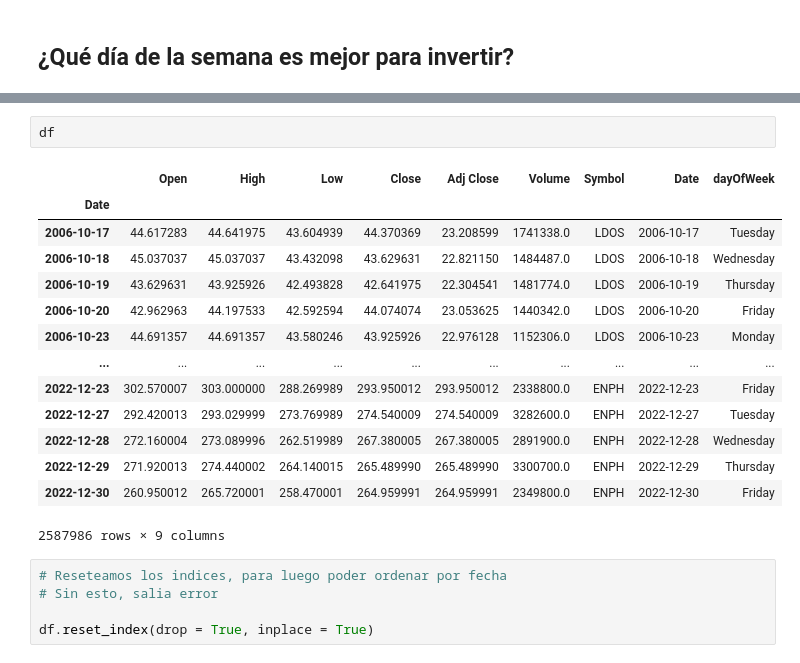
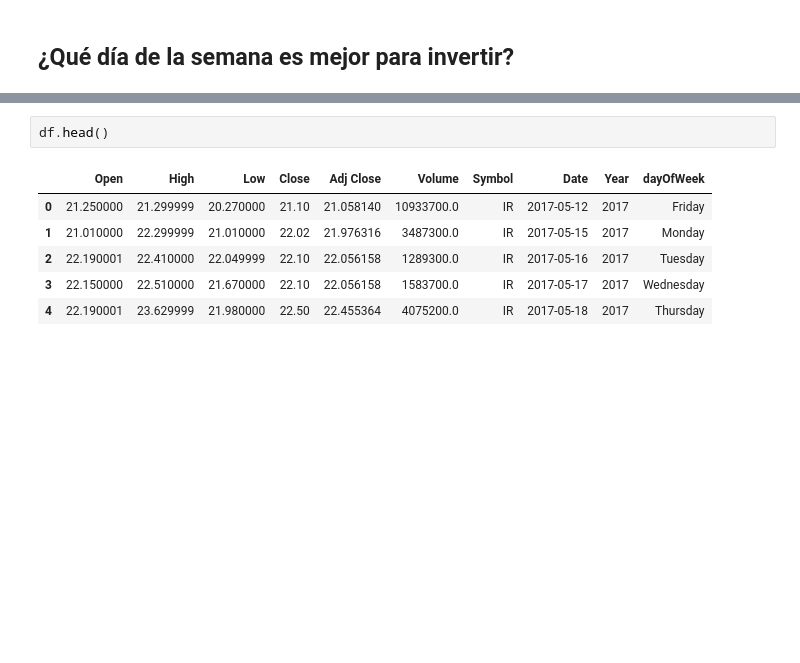
Before and after one commit to Ezemettler/PI2-DA, a Jupyter notebook: EDA_PI2DA.ipynb, the cells around one changed output, grey strips where cells are left out. Cells and saved outputs as stored; diff of their text form; blank space fills up the shorter version.

Commit message:
Mejor dia para invertir

```diff
--- a/EDA_PI2DA.ipynb
+++ b/EDA_PI2DA.ipynb
@@ -340,24 +336,11 @@ AttributeError: ignored
 # %%
-df
+df.head()
 # %% [output]
-|  | Open | High | Low | Close | Adj Close | Volume | Symbol | Date | dayOfWeek |
-| Date |  |  |  |  |  |  |  |  |  |
-| 2006-10-17 | 44.617283 | 44.641975 | 43.604939 | 44.370369 | 23.208599 | 1741338.0 | LDOS | 2006-10-17 | Tuesday |
-| 2006-10-18 | 45.037037 | 45.037037 | 43.432098 | 43.629631 | 22.821150 | 1484487.0 | LDOS | 2006-10-18 | Wednesday |
-| 2006-10-19 | 43.629631 | 43.925926 | 42.493828 | 42.641975 | 22.304541 | 1481774.0 | LDOS | 2006-10-19 | Thursday |
-| 2006-10-20 | 42.962963 | 44.197533 | 42.592594 | 44.074074 | 23.053625 | 1440342.0 | LDOS | 2006-10-20 | Friday |
-| 2006-10-23 | 44.691357 | 44.691357 | 43.580246 | 43.925926 | 22.976128 | 1152306.0 | LDOS | 2006-10-23 | Monday |
-| ... | ... | ... | ... | ... | ... | ... | ... | ... | ... |
-| 2022-12-23 | 302.570007 | 303.000000 | 288.269989 | 293.950012 | 293.950012 | 2338800.0 | ENPH | 2022-12-23 | Friday |
-| 2022-12-27 | 292.420013 | 293.029999 | 273.769989 | 274.540009 | 274.540009 | 3282600.0 | ENPH | 2022-12-27 | Tuesday |
-| 2022-12-28 | 272.160004 | 273.089996 | 262.519989 | 267.380005 | 267.380005 | 2891900.0 | ENPH | 2022-12-28 | Wednesday |
-| 2022-12-29 | 271.920013 | 274.440002 | 264.140015 | 265.489990 | 265.489990 | 3300700.0 | ENPH | 2022-12-29 | Thursday |
-| 2022-12-30 | 260.950012 | 265.720001 | 258.470001 | 264.959991 | 264.959991 | 2349800.0 | ENPH | 2022-12-30 | Friday |
+|  | Open | High | Low | Close | Adj Close | Volume | Symbol | Date | Year | dayOfWeek |
+| 0 | 21.250000 | 21.299999 | 20.270000 | 21.10 | 21.058140 | 10933700.0 | IR | 2017-05-12 | 2017 | Friday |
+| 1 | 21.010000 | 22.299999 | 21.010000 | 22.02 | 21.976316 | 3487300.0 | IR | 2017-05-15 | 2017 | Monday |
+| 2 | 22.190001 | 22.410000 | 22.049999 | 22.10 | 22.056158 | 1289300.0 | IR | 2017-05-16 | 2017 | Tuesday |
+| 3 | 22.150000 | 22.510000 | 21.670000 | 22.10 | 22.056158 | 1583700.0 | IR | 2017-05-17 | 2017 | Wednesday |
+| 4 | 22.190001 | 23.629999 | 21.980000 | 22.50 | 22.455364 | 4075200.0 | IR | 2017-05-18 | 2017 | Thursday |
-2587986 rows × 9 columns
-# %%
-# Reseteamos los indices, para luego poder ordenar por fecha
-# Sin esto, salia error
-
-df.reset_index(drop = True, inplace = True)
 # %%
 df_byDate = df.sort_values('Date')
```
Also changed, not shown: parts of 10 cells of this notebook.
